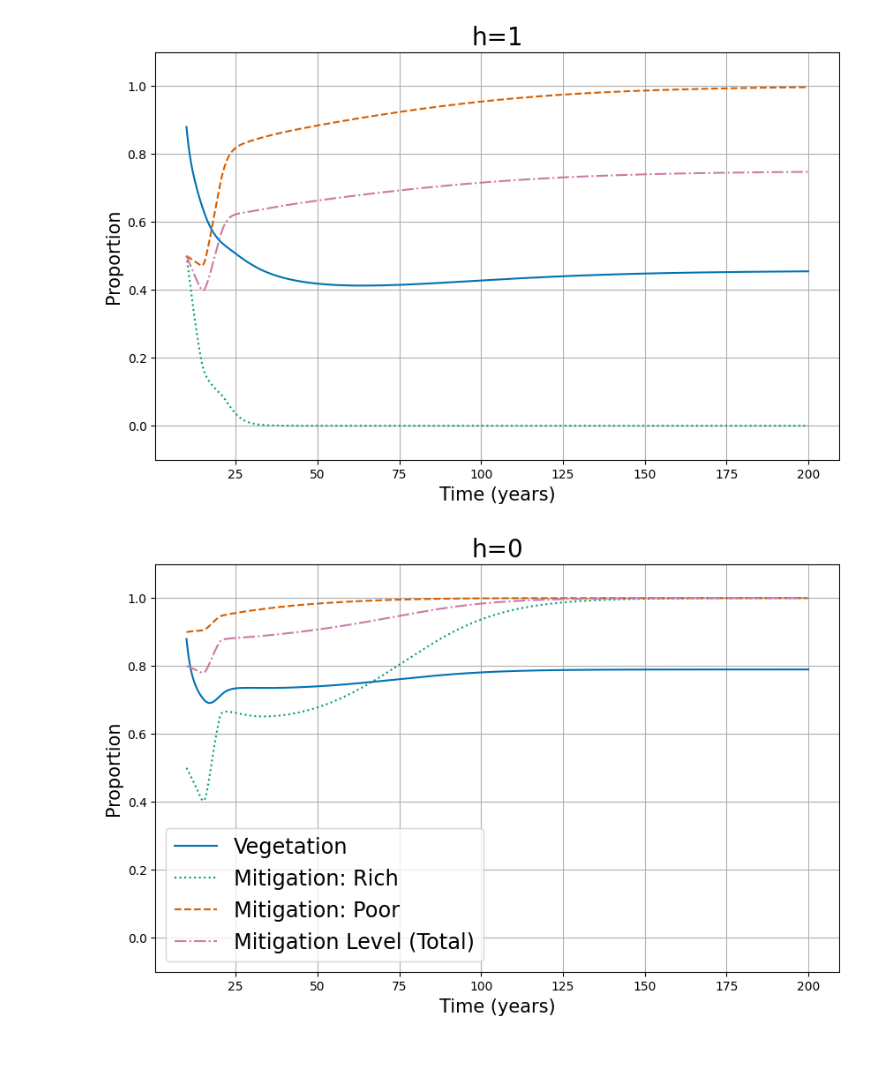
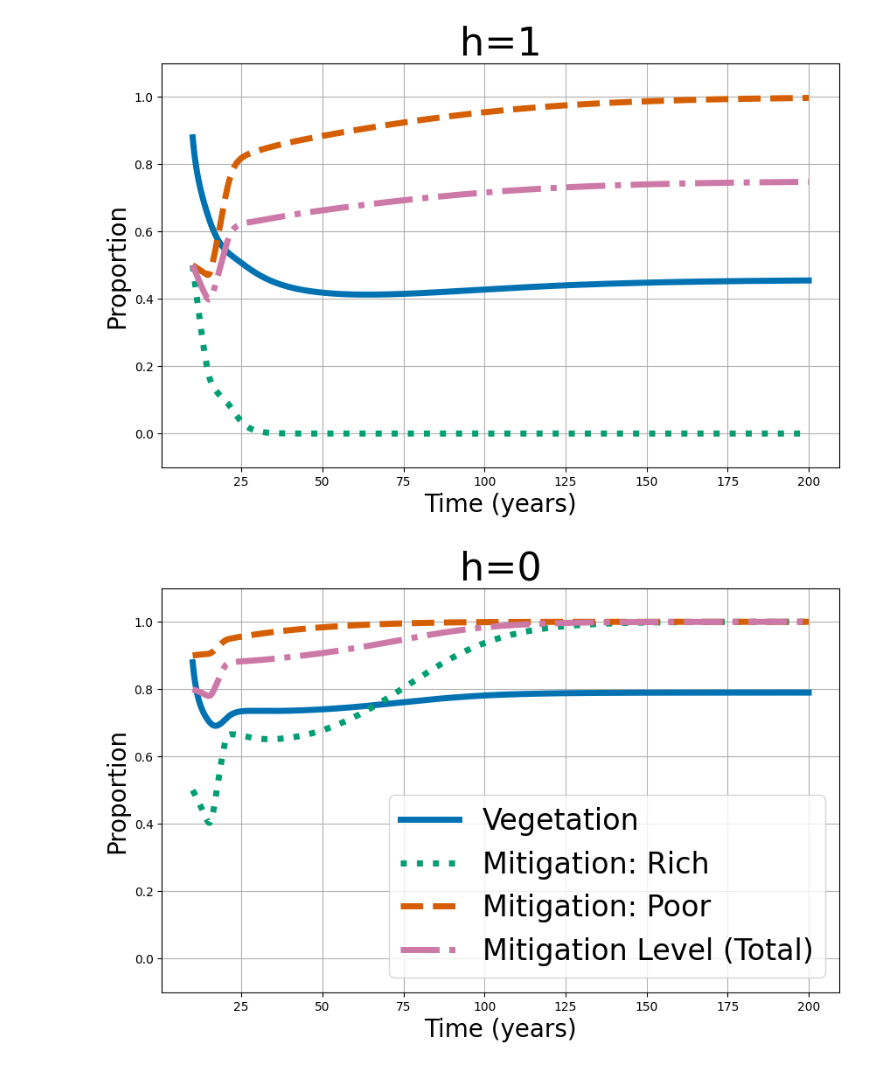
Before and after one commit to dartmouth/SocialClimateDynamics, a Jupyter notebook: outcomesovertime.ipynb, the cells around one changed output. Cells and saved outputs as stored; diff of their text form; code cells hidden in the pictures.

```diff
--- a/outcomesovertime.ipynb
+++ b/outcomesovertime.ipynb
@@ -3,7 +3,7 @@ import numpy as np
 import matplotlib.pyplot as plt
 from ddeint import ddeint
 from scipy.integrate import odeint
-import ipywidgets as widgets
+#import ipywidgets as widgets
 from IPython.display import display
 import seaborn as sns
 from dde_figs import uncoupled_model, model, history_function
@@ -20,9 +20,9 @@ def plot_model(v0, Tv, Tc, fmax, alpha_r, delta, kappa, alpha_p0, xr0, xp0, ir0,
     test = ddeint(heterogeneous_pop_model, doub_history_function(v0, Tv, xr0, xp0), tspan, fargs=(time_delay, Tv, Tc, fmax, alpha_r, delta, kappa, alpha_p0, xr0, xp0, ir0, ip0, rho, cr, cp, kr, kp, h, d, w, omega, dc, s))
 
     plt.figure(figsize=(10, 6))
-    plt.plot(tspan, test[:, 0], label="Vegetation")
-    plt.plot(tspan, test[:, 1], label="Mitigation: Rich")
-    plt.plot(tspan, test[:, 2], label="Mitigation: Poor")
+    plt.plot(tspan, test[:, 0], linewidth=5, label="Vegetation")
+    plt.plot(tspan, test[:, 1], linewidth=5, label="Mitigation: Rich")
+    plt.plot(tspan, test[:, 2], linewidth=5, label="Mitigation: Poor")
     average_x = rho * test[:, 1] + (1-rho) * test[:,2]
     plt.plot(tspan, average_x, linestyle='dashed', label="Mitigation Level (Total)")
     plt.xlabel("Time (years)")
@@ -35,18 +35,18 @@ def plot_bad_model(v0, Tv, Tc, fmax, alpha_r, delta, kappa, alpha_p0, xr0, xp0,
     test = ddeint(heterogeneous_pop_model, doub_history_function(v0, Tv, xr0, xp0), tspan, fargs=(time_delay, Tv, Tc, fmax, alpha_r, delta, kappa, alpha_p0, xr0, xp0, ir0, ip0, rho, cr, cp, kr, kp, h, d, w, omega, dc, s))
 
     plt.figure(figsize=(10, 6))
-    plt.plot(tspan, test[:, 0], label="Vegetation")
-    plt.plot(tspan, test[:, 1], linestyle='dotted', label="Mitigation: Rich")
-    plt.plot(tspan, test[:, 2], linestyle='dashed', label="Mitigation: Poor")
+    plt.plot(tspan, test[:, 0], linewidth=5, label="Vegetation")
+    plt.plot(tspan, test[:, 1], linewidth=5, linestyle='dotted', label="Mitigation: Rich")
+    plt.plot(tspan, test[:, 2], linewidth=5, linestyle='dashed', label="Mitigation: Poor")
     average_x = rho * test[:, 1] + (1-rho) * test[:,2]
     #print(average_x)
-    plt.plot(tspan, average_x, linestyle='dashdot', label="Mitigation Level (Total)")
-    plt.xlabel("Time (years)", fontsize=15)
-    plt.ylabel("Proportion", fontsize=15)
+    plt.plot(tspan, average_x, linewidth=5, linestyle='dashdot', label="Mitigation Level (Total)")
+    plt.xlabel("Time (years)", fontsize=20)
+    plt.ylabel("Proportion", fontsize=20)
     plt.ylim(-0.1, 1.1)
-    plt.title(f"h={h}", fontsize=20)
+    plt.title(f"h={h}", fontsize=32)
     if h==0:
-        plt.legend(fontsize='xx-large')
+        plt.legend(fontsize=24)
     plt.grid(True)
     plt.savefig(f"badslidersh{h}.png")
     plt.show()
@@ -60,18 +60,18 @@ def plot_good_model(v0, Tv, Tc, fmax, alpha_r, delta, kappa, alpha_p0, xr0, xp0,
     test = ddeint(heterogeneous_pop_model, doub_history_function(v0, Tv, xr0, xp0), tspan, fargs=(time_delay, Tv, Tc, fmax, alpha_r, delta, kappa, alpha_p0, xr0, xp0, ir0, ip0, rho, cr, cp, kr, kp, h, d, w, omega, dc, s))
 
     plt.figure(figsize=(10, 6))
-    plt.plot(tspan, test[:, 0], label="Vegetation")
-    plt.plot(tspan, test[:, 1], linestyle='dotted', label="Mitigation: Rich")
-    plt.plot(tspan, test[:, 2], linestyle = 'dashed',label="Mitigation: Poor")
+    plt.plot(tspan, test[:, 0], linewidth=5, label="Vegetation")
+    plt.plot(tspan, test[:, 1], linewidth=5, linestyle='dotted', label="Mitigation: Rich")
+    plt.plot(tspan, test[:, 2], linewidth=5, linestyle = 'dashed',label="Mitigation: Poor")
     average_x = rho * test[:, 1] + (1-rho) * test[:,2]
     #print(average_x)
-    plt.plot(tspan, average_x, linestyle='dashdot', label="Mitigation Level (Total)")
-    plt.xlabel("Time (years)", fontsize=15)
-    plt.ylabel("Proportion", fontsize=15)
+    plt.plot(tspan, average_x, linewidth=5, linestyle='dashdot', label="Mitigation Level (Total)")
+    plt.xlabel("Time (years)", fontsize=20)
+    plt.ylabel("Proportion", fontsize=20)
     plt.ylim(-0.1, 1.1)
-    plt.title(f"h={h}", fontsize=20)
+    plt.title(f"h={h}", fontsize=32)
     if h==0:
-        plt.legend(fontsize='xx-large')
+        plt.legend(fontsize=24)
     plt.grid(True)
     plt.savefig(f"goodslidersh{h}.png")
     plt.show()
@@ -84,2 +84,2 @@ plot_good_model(0.1,31.5,1.5,5,0.5,1,0.05,1,0.5,0.9,5,3.5,0.25,0.4,0.85,1,1.5, 1
-[figure, old version]
+[figure, new version]
-[figure, old version]
+[figure, new version]
```
Also changed, not shown: parts of 1 cell of this notebook, 2 other files.
